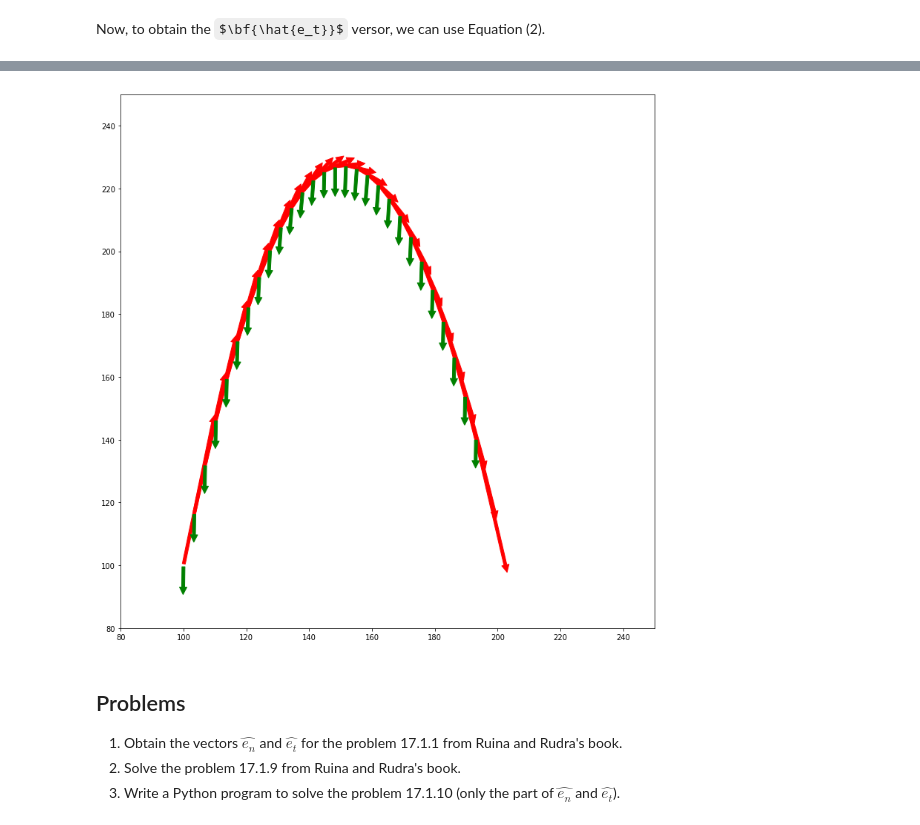
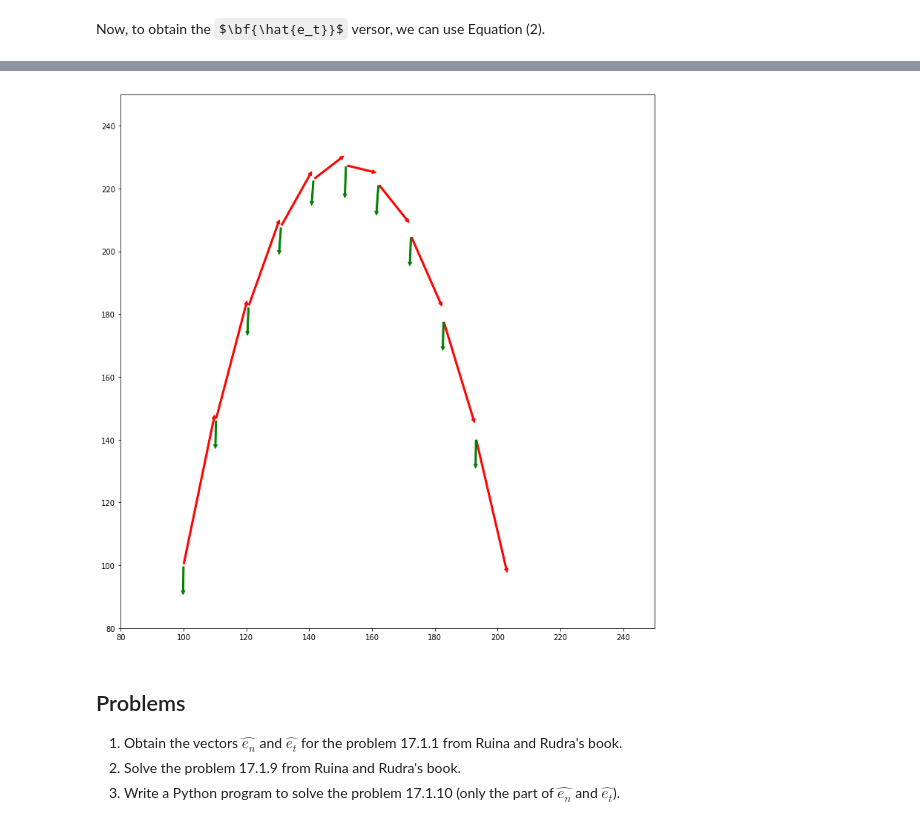
Before and after one commit to Pedro-henrique-silv/bmc, a Jupyter notebook: notebooks/Time-varying frames.ipynb, the cells around one changed output, grey strips where cells are left out. Saved outputs shown, nothing was run; the diff lists cells and outputs as text; code cells hidden in the pictures; some formulas as TeX source.

```diff
--- a/notebooks/Time-varying frames.ipynb
+++ b/notebooks/Time-varying frames.ipynb
@@ -180,7 +178,7 @@ Now, to obtain the $\bf{\hat{e_t}}$ versor, we can use Equation (2).
 # %%
 Ts = t[1]
 v = np.diff(r,1,0)/Ts
-vNorm  = np.sqrt(v[:,0]**2+v[:,1]**2)
+vNorm  = np.sqrt(v[:,[0]]**2+v[:,[1]]**2)
 
-et = np.transpose(np.array([v[:,0]/vNorm, v[:,1]/vNorm]))
+et = v/vNorm
 # %% [markdown]
@@ -188,9 +186,9 @@ And to obtain the versor $\bf{\hat{e_n}}$, we can use (5).
 # %%
 C = np.diff(et,1,0)/Ts
-C = np.transpose(np.array([C[:,0]/vNorm[1:],C[:,1]/vNorm[1:]]))
+C = C/vNorm[1:]
 
-CNorm = np.sqrt(C[:,0]**2+C[:,1]**2)
-en = np.transpose(np.array([C[:,0]/CNorm,C[:,1]/CNorm]))
+CNorm = np.sqrt(C[:,[0]]**2+C[:,[1]]**2)
+en = C/CNorm
 # %%
 from matplotlib.patches import FancyArrowPatch
 fig = plt.figure()
@@ -198,8 +196,8 @@ plt.plot(r[:,0],r[:,1],'.')
 ax = fig.add_axes([0,0,1,1])
 time = np.linspace(0,10,10)
 for i in np.arange(len(t)-2):
-    vec1 = FancyArrowPatch(r[i,:],r[i,:]+20*et[i,:],mutation_scale=20,color='r')
-    vec2 = FancyArrowPatch(r[i,:],r[i,:]+20*en[i,:],mutation_scale=20,color='g')
+    vec1 = FancyArrowPatch(r[i,:],r[i,:]+10*et[i,:],mutation_scale=20,color='r')
+    vec2 = FancyArrowPatch(r[i,:],r[i,:]+10*en[i,:],mutation_scale=20,color='g')
     ax.add_artist(vec1)
     ax.add_artist(vec2)
 plt.xlim((80,250))
@@ -210,25 +208,25 @@ plt.show()
 # %%
-v  = np.transpose(np.array([vNorm*et[:,0], vNorm*et[:,1]]))
+v  = vNorm*et
 vNormDot  = np.diff(vNorm,1,0)/Ts
-a = np.transpose(np.array([vNormDot*et[1:,0]+vNorm[1:]**2*CNorm*en[:,0],
-                           vNormDot*et[1:,1]+vNorm[1:]**2*CNorm*en[:,1]]))
+
+a = vNormDot*et[1:,:] + vNorm[1:]**2*CNorm*en
 # %%
 from matplotlib.patches import FancyArrowPatch
 %matplotlib inline
 plt.rcParams['figure.figsize']=10,10
 fig = plt.figure()
 plt.plot(r[:,0],r[:,1],'.')
 ax = fig.add_axes([0,0,1,1])
-for i in np.arange(len(t)-2):
-    vec1 = FancyArrowPatch(r[i,:],r[i,:]+v[i,:],mutation_scale=20,color='r')
-    vec2 = FancyArrowPatch(r[i,:],r[i,:]+a[i,:],mutation_scale=20,color='g')
+for i in range(0,len(t)-2,3):
+    vec1 = FancyArrowPatch(r[i,:],r[i,:]+v[i,:],mutation_scale=10,color='r')
+    vec2 = FancyArrowPatch(r[i,:],r[i,:]+a[i,:],mutation_scale=10,color='g')
     ax.add_artist(vec1)
     ax.add_artist(vec2)
 plt.xlim((80,250))
 plt.ylim((80,250))
 plt.show()
 # %% [output]
-[figure, old version]
+[figure, new version]
 # %% [markdown]
 ## Problems
 
```
Also changed, not shown: parts of 10 cells of this notebook, 1 other file.
